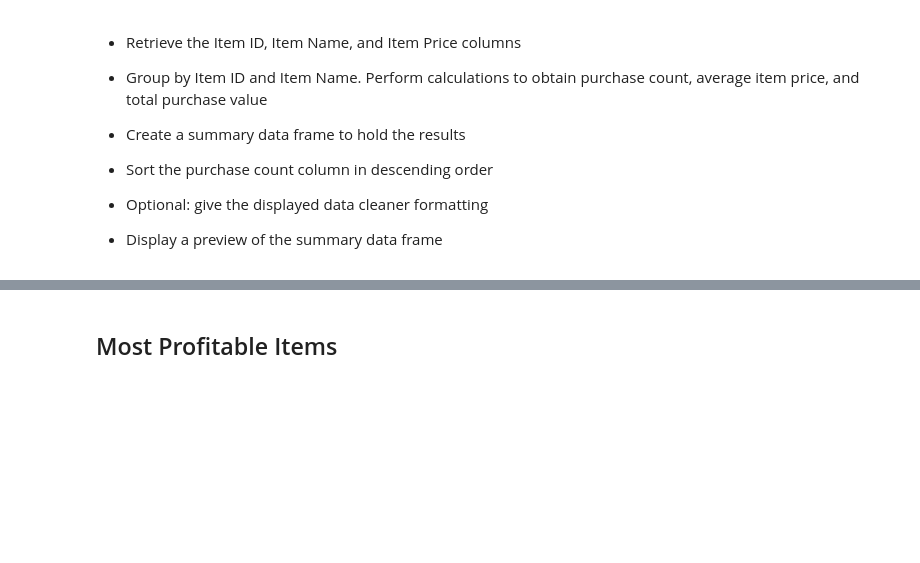
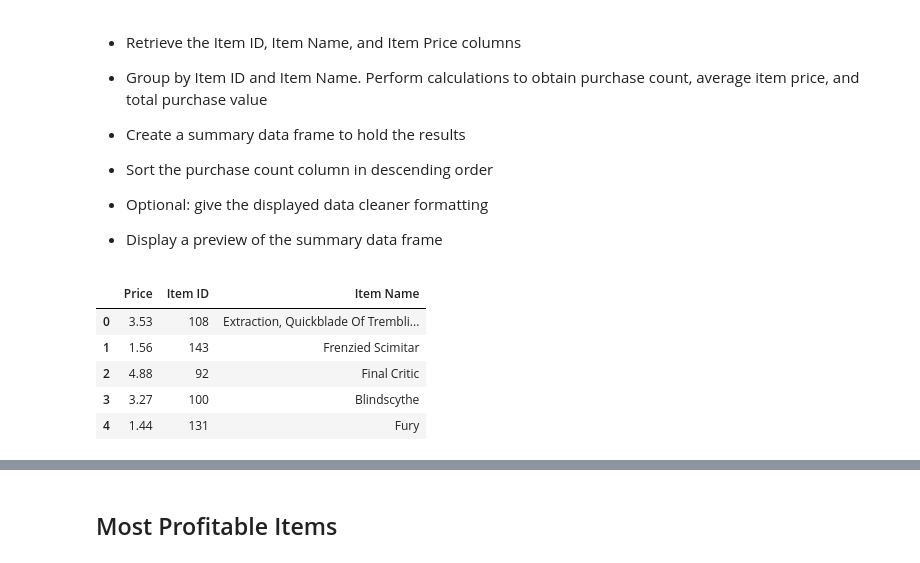
Before and after one commit to NoahLeVoir/Pandas-Challenge, a Jupyter notebook: HeroesOfPymoli/HeroesOfPymoli_notebook.ipynb, the cells around one changed output, grey strips where cells are left out. Cells and saved outputs as stored; diff of their text form; code cells hidden in the pictures; blank space fills up the shorter version.

Commit message:
Created df to analyze items and performed calculations on the items df

```diff
--- a/HeroesOfPymoli/HeroesOfPymoli_notebook.ipynb
+++ b/HeroesOfPymoli/HeroesOfPymoli_notebook.ipynb
@@ -430,3 +430,14 @@ sorted_player_purchase_analysis_table
 
 
 * Display a preview of the summary data frame
+# %%
+# Create a more focused data frame to analyze the item data
+pymoli_items_df = purchase_data_df[{"Item ID", "Item Name", "Price"}]
+pymoli_items_df.head()
+# %% [output]
+|  | Price | Item ID | Item Name |
+| 0 | 3.53 | 108 | Extraction, Quickblade Of Trembli... |
+| 1 | 1.56 | 143 | Frenzied Scimitar |
+| 2 | 4.88 | 92 | Final Critic |
+| 3 | 3.27 | 100 | Blindscythe |
+| 4 | 1.44 | 131 | Fury |
```
Also changed, not shown: parts of 1 cell of this notebook.
